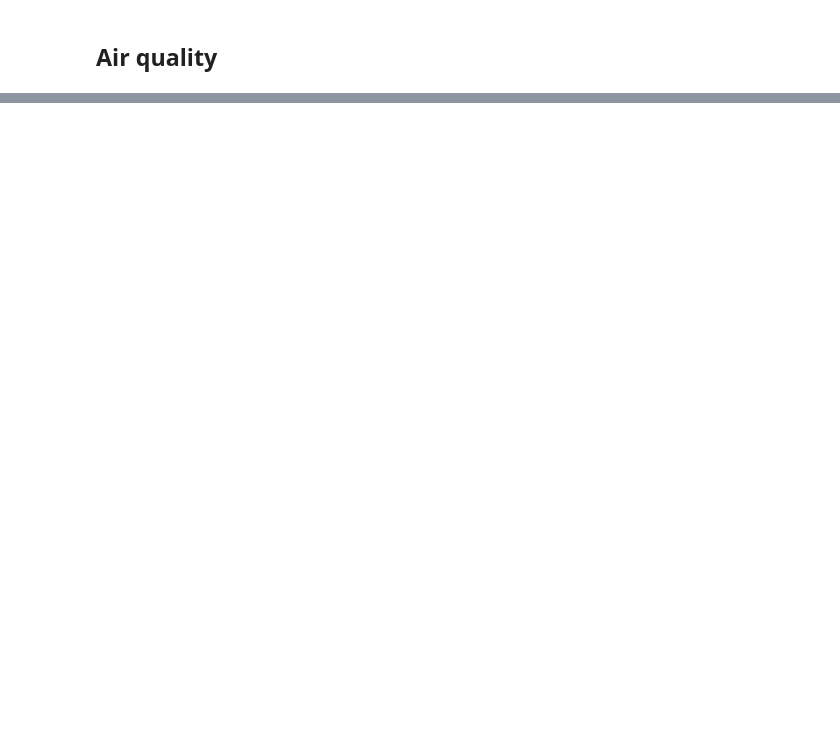
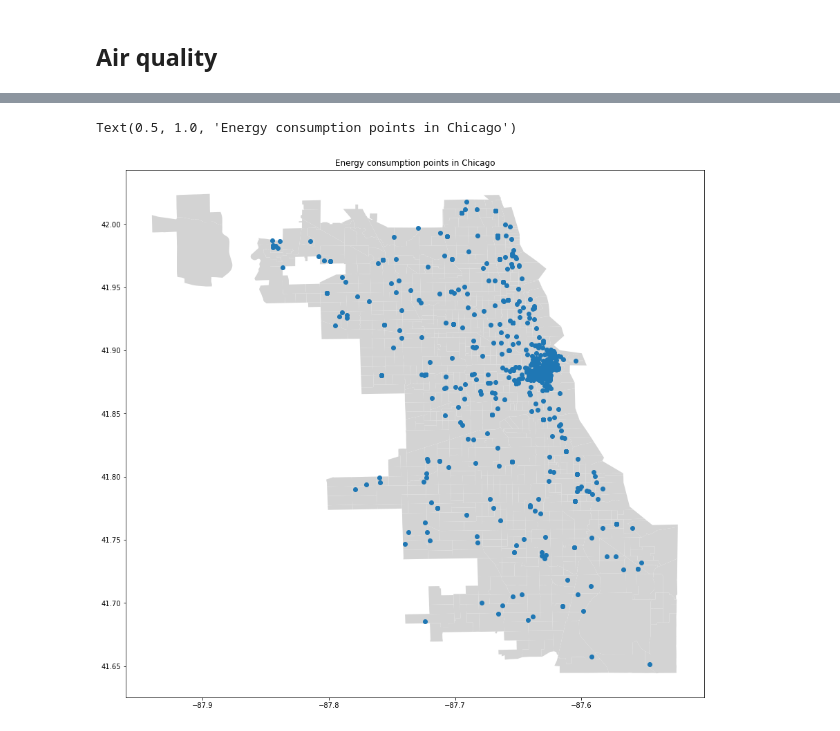
Before and after one commit to Barbarioli/sociome, a Jupyter notebook: eda/eda.ipynb, the cells around one changed output, grey strips where cells are left out. Cells and saved outputs as stored; diff of their text form; code cells hidden in the pictures; blank space fills up the shorter version.

```diff
--- a/eda/eda.ipynb
+++ b/eda/eda.ipynb
@@ -151,0 +438,2 @@ air_quality.head()
+# %%
+energy_geo = gpd.GeoDataFrame(energy_use, geometry = gpd.points_from_xy(energy_use.longitude, energy_use.latitude))
@@ -151,0 +537,8 @@ air_quality.head()
+# %%
+fig, ax = plt.subplots(figsize = (15, 15))
+chicago.plot(ax = ax, color ='lightgrey')
+energy_geo.plot(ax = ax)
+ax.set_title('Energy consumption points in Chicago')
+# %% [output]
+Text(0.5, 1.0, 'Energy consumption points in Chicago')
+[figure, added]
```
Also changed, not shown: parts of 81 cells of this notebook.
